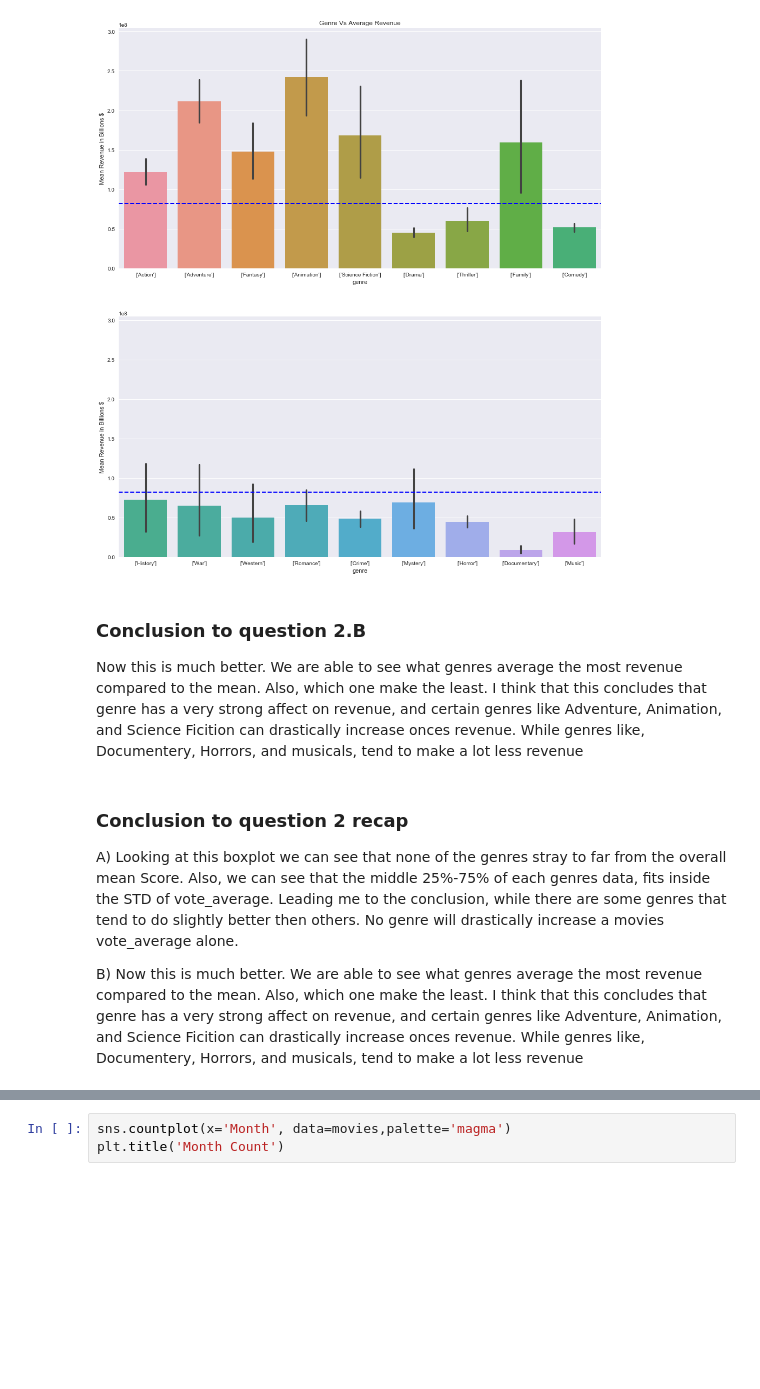
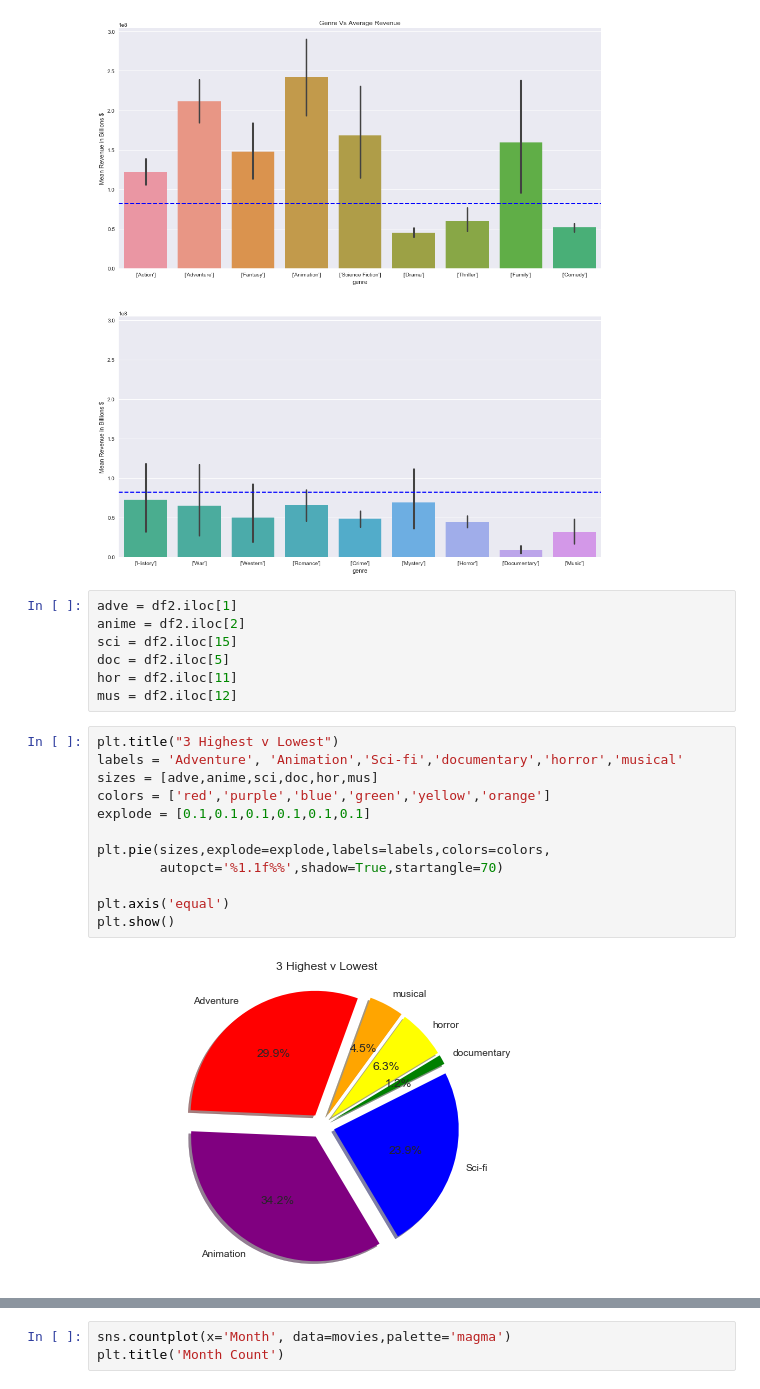
Before and after one commit to etallen127/Movie-Visualizations-RFC, a Jupyter notebook: Capstone.ipynb, the cells around one changed output, grey strips where cells are left out. Drawn from its saved outputs; the diff is of its cells as text; blank space fills up the shorter version.

```diff
--- a/Capstone.ipynb
+++ b/Capstone.ipynb
@@ -352,12 +341,24 @@ plt.axhline(avgRev, color='b', linestyle='dashed', linewidth=2)
 plt.show()
 # %% [output]
 [figure]
-# %% [markdown]
-### Conclusion to question 2.B
-
-Now this is much better. We are able to see what genres average the most revenue compared to the mean. Also, which one make the least.  I think that this concludes that genre has a very strong affect on revenue, and certain genres like Adventure, Animation, and Science Ficition can drastically increase onces revenue. While genres like, Documentery, Horrors, and musicals, tend to make a lot less revenue
-# %% [markdown]
-### Conclusion to question 2 recap
-   A) Looking at this boxplot we can see that none of the genres stray to far from the overall mean Score.  Also, we can see that the middle 25%-75% of each genres data, fits inside the STD of vote_average. Leading me to the conclusion, while there are some genres that tend to do slightly better then others.  No genre will drastically increase a movies vote_average alone.
-
-   B) Now this is much better. We are able to see what genres average the most revenue compared to the mean. Also, which one make the least.  I think that this concludes that genre has a very strong affect on revenue, and certain genres like Adventure, Animation, and Science Ficition can drastically increase onces revenue. While genres like, Documentery, Horrors, and musicals, tend to make a lot less revenue
+# %%
+adve = df2.iloc[1]
+anime = df2.iloc[2]
+sci = df2.iloc[15]
+doc = df2.iloc[5]
+hor = df2.iloc[11]
+mus = df2.iloc[12]
+# %%
+plt.title("3 Highest v Lowest")
+labels = 'Adventure', 'Animation','Sci-fi','documentary','horror','musical'
+sizes = [adve,anime,sci,doc,hor,mus]
+colors = ['red','purple','blue','green','yellow','orange']
+explode = [0.1,0.1,0.1,0.1,0.1,0.1]
+
+plt.pie(sizes,explode=explode,labels=labels,colors=colors,
+        autopct='%1.1f%%',shadow=True,startangle=70)
+
+plt.axis('equal')
+plt.show()
+# %% [output]
+[figure, added]
```
Also changed, not shown: parts of 29 cells of this notebook.
